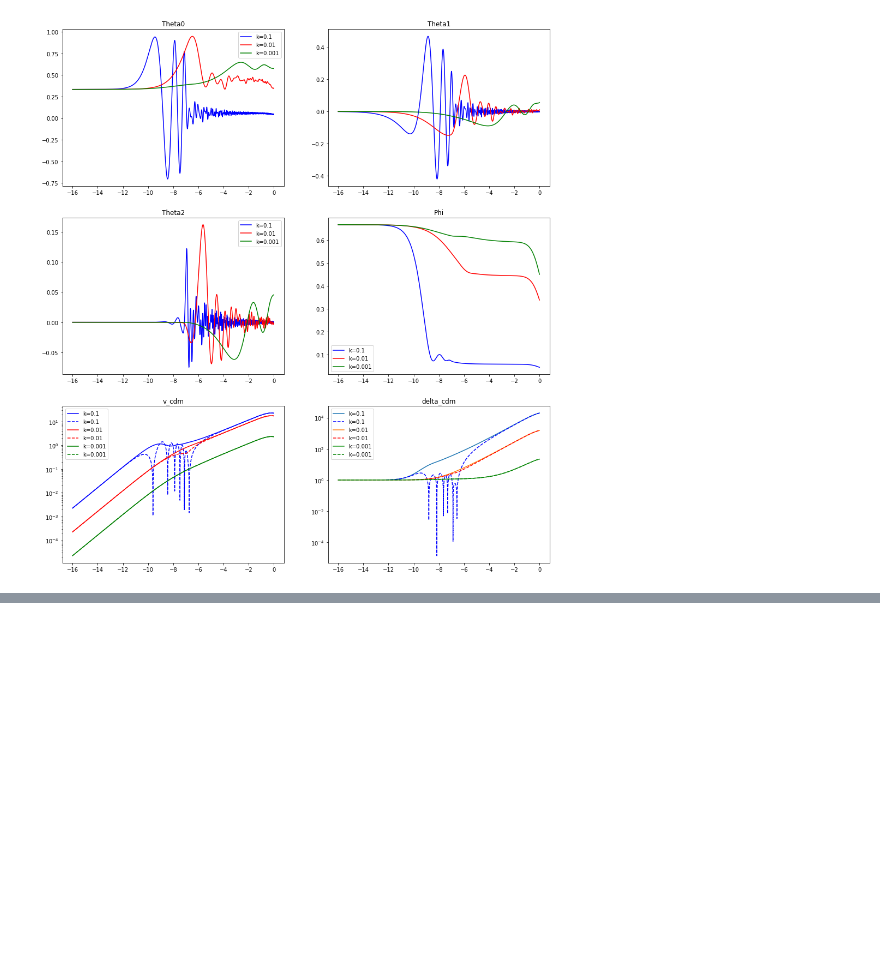
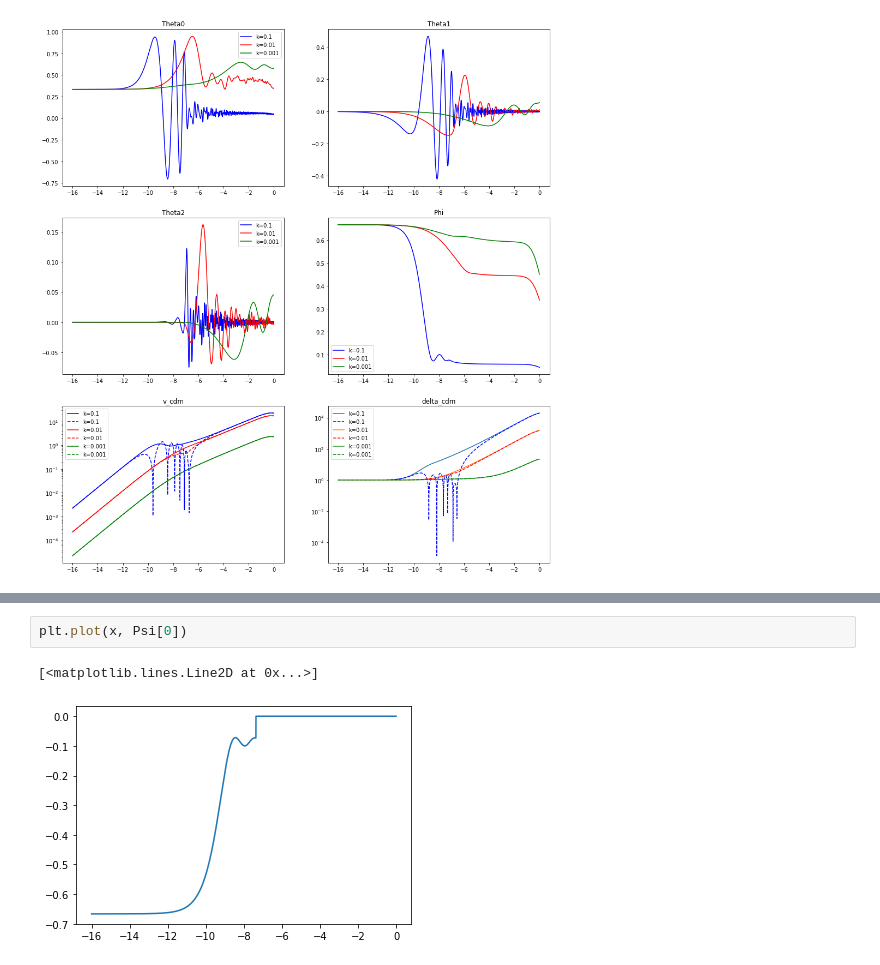
Before and after one commit to asdfbat/AST5220, a Jupyter notebook: Project/Python/m3_plotting.ipynb, the cells around one changed output, grey strips where cells are left out. Drawn from its saved outputs; the diff is of its cells as text; blank space fills up the shorter version.

```diff
--- a/Project/Python/m3_plotting.ipynb
+++ b/Project/Python/m3_plotting.ipynb
@@ -60,0 +68,5 @@ ax[2,1].legend()
+# %%
+plt.plot(x, Psi[0])
+# %% [output]
+[<matplotlib.lines.Line2D at 0x...>]
+[figure, added]
```
Also changed, not shown: parts of 3 cells of this notebook, 2 other files.
